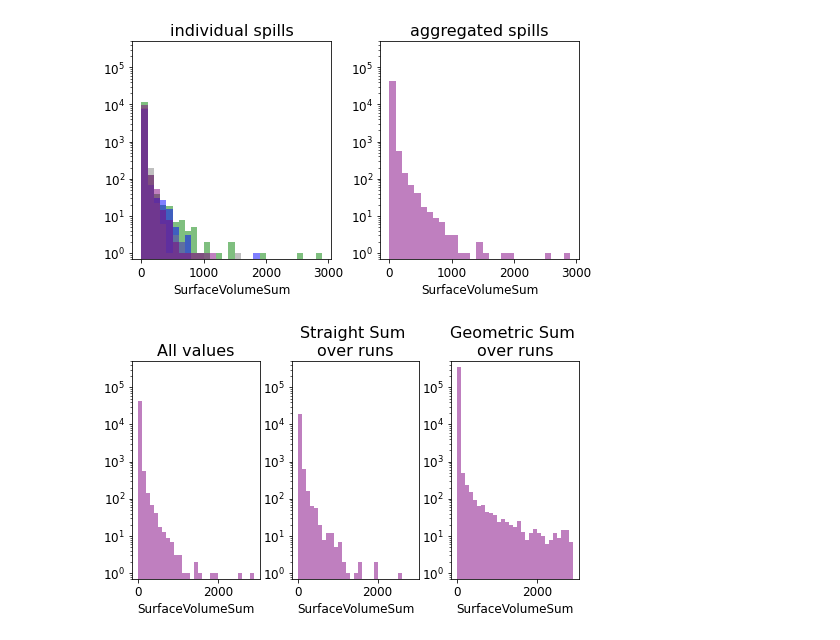
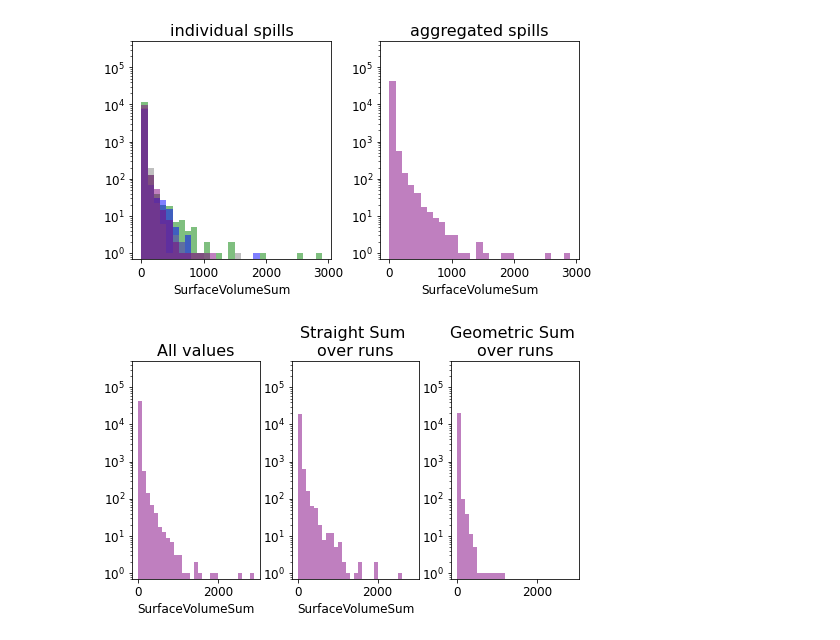
Before and after one commit to MIDOSS/analysis-rachael, a Jupyter notebook: notebooks/monte_carlo_dev/dev_aggregate_oil_spills.ipynb, the cells around one changed output. Drawn from its saved outputs; the diff is of its cells as text; code cells hidden in the pictures.

```diff
--- a/notebooks/monte_carlo_dev/dev_aggregate_oil_spills.ipynb
+++ b/notebooks/monte_carlo_dev/dev_aggregate_oil_spills.ipynb
@@ -23,0 +89,7 @@ mpl.rc('font', family='sans-serif', weight='normal', style='normal')
+# %%
+# to compare with straight up mean and median values across all runs
+sfcVol3d = numpy.zeros((500, 896, 396),dtype=float)
+for idx in numpy.arange(500):
+    SfcVol2d = mohid_out.SurfaceVolumeSum[idx,:,:]
+    SfcVol2d = SfcVol2d.where(SfcVol2d<3e-3,numpy.nan)
+    sfcVol3d[idx,:,:]=SfcVol2d
@@ -77,13 +200,16 @@ big5_spills
 #vars2plot= ['Dissolution_3D','OilConcentration_3D','OilWaterColumnOilVol_3D']
 vars2plot= ['OilWaterColumnOilVol_3D']
 vol3d={}
+oilArrTime={}
 for oil in ['diesel','bunker']:
     vol3d[oil]={}
+    oilArrTime[oil]={}
     # loop through indices of the 5 largest spills in the first 100 spill files
     index = 0
     for idx in big5_spills[oil].index.values:
         spill_xr=xarray.open_dataset(First100[oil][idx])
         vol3d[oil][index]=spill_xr['OilWaterColumnOilVol_3D'][:,39,:,:]
+        oilArrTime[oil][index]=spill_xr['Oil_Arrival_Time']
         spill_xr.close()
         index+=1
 # %% [output]
@@ -200,11 +325,6 @@ oil
 # %% [output]
 'bunker'
 # %%
-SurfaceVolumeSum=numpy.zeros((nruns,ny,nx),dtype=float)
-SurfaceVolumeMax=numpy.zeros((nruns,ny,nx),dtype=float)
-SurfaceVolumeSum_24h=numpy.zeros((nruns,ny,nx),dtype=float)
-SurfaceVolumeSum_24h_to_72h=numpy.zeros((nruns,ny,nx),dtype=float)
-SurfaceVolumeSum_72h_to_168h=numpy.zeros((nruns,ny,nx),dtype=float)
 for idx in vol3d[oil]:
     spill_start = vol3d[oil][idx].time[0]
     spill_end = vol3d[oil][idx].time[-1]
@@ -220,6 +340,9 @@ for idx in vol3d[oil]:
     # 3d volume above threshold limits
     vol3dthresh = vol3d_orig.where(vol3d_orig>sfc_vol_threshold)
     #~~~ Without log transforme ~~~
+    MOHID_In.SurfacePresence[idx,:,:]=(
+        vol3d_orig.max(dim='time',skipna=True)>sfc_vol_threshold
+    ).astype(int)
     MOHID_In.SurfaceVolumeSum[idx,:,:]=vol3d_sumt
     MOHID_In.SurfaceVolumeSum_24h[idx,:,:]=vol3dthresh.loc[
         dict(time=slice(spill_start,spill_start+one_day))
@@ -236,6 +391,7 @@ for idx in vol3d[oil]:
 ### straight sum
 # %%
 SurfaceOut = {}
+SurfaceOut['SurfacePresence']=MOHID_In.SurfacePresence.sum(dim='nspills')
 SurfaceOut['SurfaceVolume_SumSum']=MOHID_In.SurfaceVolumeSum.sum(
     dim='nspills', skipna=True)
 SurfaceOut['SurfaceVolume_SumSum_24h']=MOHID_In.SurfaceVolumeSum_24h.sum(
@@ -287,16 +443,22 @@ axs[1].set_ylim(7e-1, 5e5)
 (0.7, 500000.0)
 [figure]
 # %%
+# SurfaceOut['SurfaceLogMean']= numpy.where(
+#     SurfaceOut['SurfaceVolume_SumSum_ln']>0,
+#     SurfaceOut['SurfaceVolume_SumSum_ln']/SurfaceOut['SurfacePresence'],
+#     numpy.nan)
+SurfaceOut['SurfaceLogMean']= SurfaceOut['SurfaceVolume_SumSum_ln']/SurfaceOut['SurfacePresence']
+SurfaceOut['SurfaceLogSum'] = numpy.exp(SurfaceOut['SurfaceLogMean'])*SurfaceOut['SurfacePresence']
 %matplotlib inline
-fig, axs = plt.subplots(1, 3, figsize=(8, 4),
-                        gridspec_kw={'wspace': 0.25, 'hspace': 0.1})
-MOHID_In.SurfaceVolumeSum.plot.hist(ax=axs[0],log=True, bins=bins,alpha=0.5, color=color[idx])
-SurfaceOut['SurfaceVolume_SumSum'].plot.hist(ax=axs[1],log=True, bins=bins,alpha=0.5, color=color[idx])
-numpy.exp(SurfaceOut['SurfaceVolume_SumSum_ln']).plot.hist(ax=axs[2],log=True, bins=bins,alpha=0.5, color=color[idx])
+fig, axs = plt.subplots(1, 3, figsize=(8, 4), gridspec_kw={'wspace': 0.25, 'hspace': 0.1})
+MOHID_In.SurfaceVolumeSum.plot.hist(ax=axs[0],log=True, bins=bins,alpha=0.5, color='purple')
+SurfaceOut['SurfaceVolume_SumSum'].plot.hist(ax=axs[1],log=True, bins=bins,alpha=0.5, color='purple')
+# calculate geometric mean where oil is present
+SurfaceOut['SurfaceLogSum'].plot.hist(ax=axs[2],log=True, bins=bins,alpha=0.5, color='purple')
 axs[0].set_title(f'All values')
 axs[1].set_title(f'Straight Sum \nover runs')
 axs[2].set_title(f'Geometric Sum \nover runs')
 for idx in [0,1,2]:
     axs[idx].set_ylim(7e-1, 5e5)
 # %% [output]
-[figure, old version]
+[figure, new version]
```
Also changed, not shown: parts of 35 cells of this notebook.
